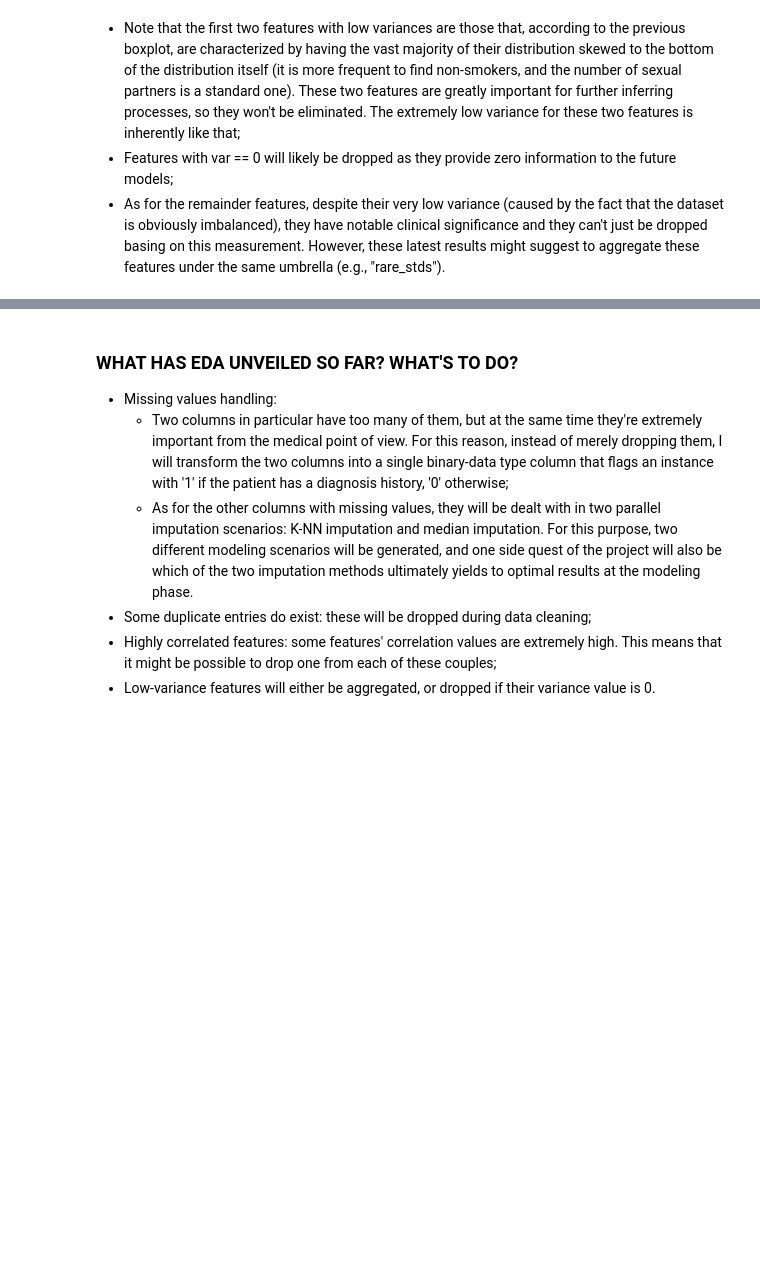
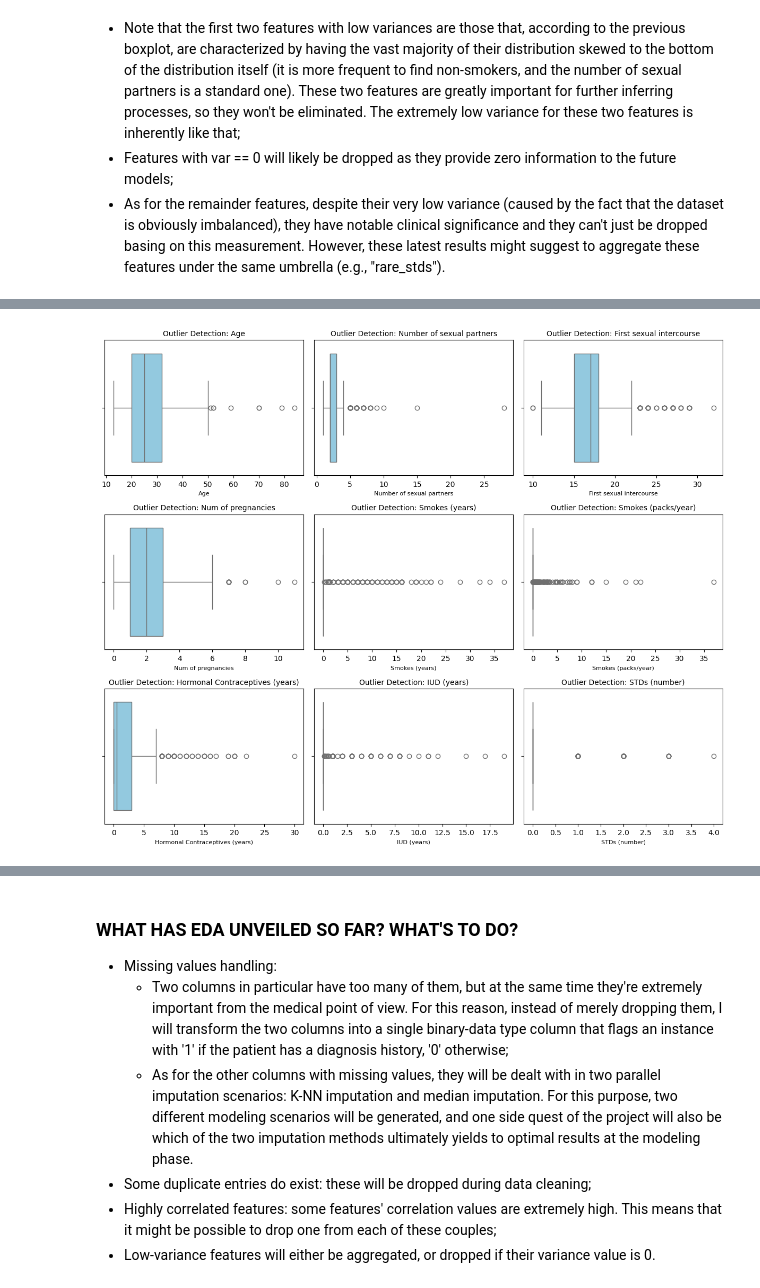
Before and after one commit to Filippo7206/unibo-dtm-ml-2526-cervical-cancer-predictor, a Jupyter notebook: notebooks/01_eda.ipynb, the cells around one changed output, grey strips where cells are left out. Drawn from its saved outputs; the diff is of its cells as text; code cells hidden in the pictures; blank space fills up the shorter version.

Commit message:
adding further outlier analysis for feature transformation

```diff
--- a/notebooks/01_eda.ipynb
+++ b/notebooks/01_eda.ipynb
@@ -494,0 +461,28 @@ Feature 'STDs:HPV' has low variance (0.0027) and may be a candidate for removal.
+# %%
+#replacing "?" values with NaN to plot the graphs
+df_temp = df.replace('?', np.nan)
+
+#columns to check for outliers, which are all the continuous features in the dataset
+#the other columns are binary features, thus not suitable for outlier detection via boxplots
+continuous_cols = [
+    'Age', 'Number of sexual partners', 'First sexual intercourse',
+    'Num of pregnancies', 'Smokes (years)', 'Smokes (packs/year)',
+    'Hormonal Contraceptives (years)', 'IUD (years)', 'STDs (number)'
+]
+
+#converting continuous columns to numeric, coercing errors to NaN (which will be ignored in the boxplots)
+for col in continuous_cols:
+    df_temp[col] = pd.to_numeric(df_temp[col], errors='coerce')
+
+#plotting the boxplots
+plt.figure(figsize=(12, 10))
+for i, col in enumerate(continuous_cols):
+    plt.subplot(3, 3, i+1)
+    sns.boxplot(x=df_temp[col], color='skyblue')
+    plt.title(f'Outlier Detection: {col}', size=10)
+    plt.xlabel(col, size=8)
+
+plt.tight_layout()
+plt.show()
+# %% [output]
+[figure, added]
```
Also changed, not shown: parts of 14 cells of this notebook.
